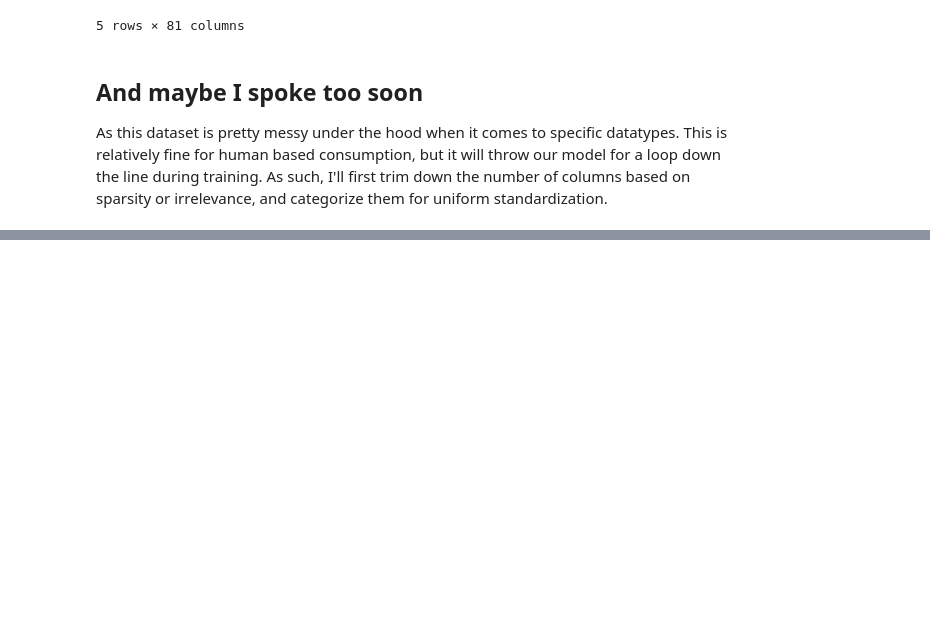
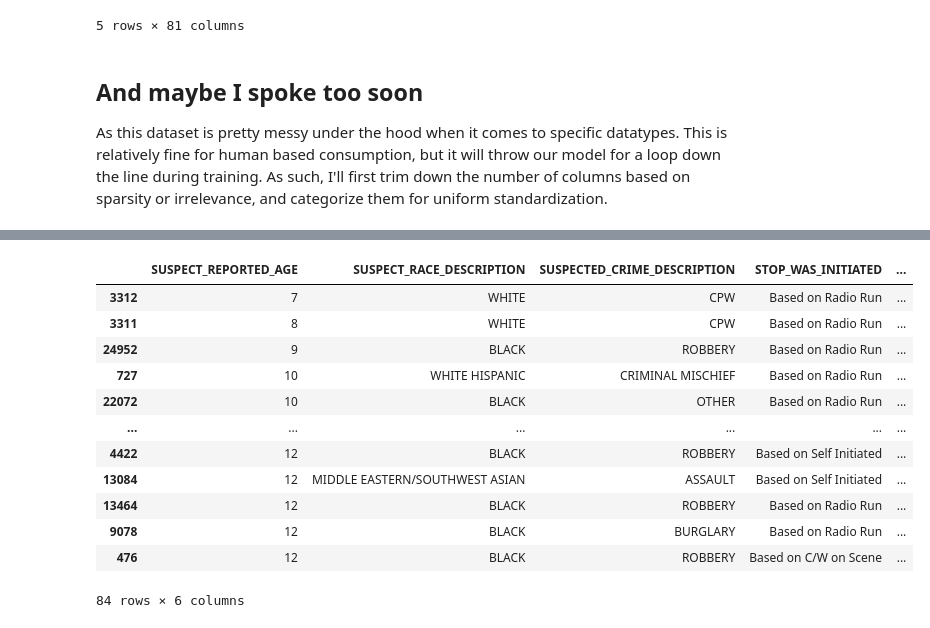
Before and after one commit to gbangban/ml-supervised-kim, a Jupyter notebook: notebook.ipynb, the cells around one changed output, grey strips where cells are left out. Saved outputs shown, nothing was run; the diff lists cells and outputs as text; code cells hidden in the pictures; blank space fills up the shorter version.

Commit message:
IMR: basic analysis on going, added children facing dfs

```diff
--- a/notebook.ipynb
+++ b/notebook.ipynb
@@ -33,5 +25,12 @@ please provide us feedback at https://github.com/pandas-dev/pandas/issues/54466
 # %%
-raw_df = pd.read_csv('./data/sqf-2024.csv')
+null_strings = ['(null)','#N/A', 'NA', '?', '', ' ', '&&', 'nan']
+
+raw_df = pd.read_csv('./data/sqf-2024.csv',dtype={
+        'STOP_FRISK_DATE': 'object',  # Keep as string
+        'STOP_FRISK_TIME': 'object'   # Keep as string
+    },
+    na_values=null_strings,  # Standardize nulls
+    low_memory=False)
 raw_df.head()
 # %% [output]
 |  | STOP_ID | STOP_FRISK_DATE | STOP_FRISK_TIME | YEAR2 | MONTH2 | DAY2 | STOP_WAS_INITIATED | ... |
@@ -173,4 +175,22 @@ Similarly, a few of the boolean/flag fields actually contain three types of valu
 # %%
-cleaned_df['DEMEANOR_OF_PERSON_STOPPED'].value_counts()
-631 / len(cleaned_df)*100, 3112 / len(cleaned_df)*100
+# Given the range of clerical/data entry errors in the dataset,
+#   I wanted to filter out values too far outside the norm to ensure accurate exaluations of children facing cases.
+def is_plausible_child(row):
+    age = row['SUSPECT_REPORTED_AGE']
+    height = row['SUSPECT_HEIGHT']
+
+    if age >= 18:
+        return True
+    # Approximate CDC growth chart percentiles (translates roughly to heights of 92cm-120cm for 6 year olds, 139-210cm)
+    expected_min = 2.5*age + 77  # ~1st percentile
+    expected_max = 6.5*age + 100  # ~99th percentile
+
+    return (height >= expected_min) & (height <= expected_max)
+
+plausible_df = cleaned_df[
+    (cleaned_df.apply(is_plausible_child, axis=1))
+]
+len(plausible_df) / len(cleaned_df)
+print(f'{len(plausible_df) / len(cleaned_df)}% of data remains after validation')
+# 2.5*6 + 77, 2.5*17 + 77, 6.5*6+100, 6.5*17+100
 # %% [output]
@@ -185,0 +245,11 @@ print(sparsity_report.head(20))
+# %%
+# For the children
+child_df = plausible_df[plausible_df['SUSPECT_REPORTED_AGE'] < 18].copy()
+early_df = plausible_df[plausible_df['SUSPECT_REPORTED_AGE'] <= 12].copy()
+early_df['SUSPECT_REPORTED_AGE'].value_counts()
+# early_df['SUSPECT_RACE_DESCRIPTION'].value_counts()
+len(child_df), len(plausible_df), len(child_df) / len(plausible_df)
+# early_df.head()
+# cleaned_df[cleaned_df['SUSPECT_HEIGHT'] < 100]
+# raw_df[raw_df['STOP_ID'] == 288796102]
+# early_df.head()
@@ -185,0 +346,16 @@ print(sparsity_report.head(20))
+# %%
+early_df[['SUSPECT_REPORTED_AGE', 'SUSPECT_RACE_DESCRIPTION', 'SUSPECTED_CRIME_DESCRIPTION', 'STOP_WAS_INITIATED', 'OFFICER_EXPLAINED_STOP_FLAG', 'STOP_LOCATION_BORO_NAME']].sort_values("SUSPECT_REPORTED_AGE", ascending=True)
+# %% [output]
+|  | SUSPECT_REPORTED_AGE | SUSPECT_RACE_DESCRIPTION | SUSPECTED_CRIME_DESCRIPTION | STOP_WAS_INITIATED | ... |
+| 3312 | 7 | WHITE | CPW | Based on Radio Run | ... |
+| 3311 | 8 | WHITE | CPW | Based on Radio Run | ... |
+| 24952 | 9 | BLACK | ROBBERY | Based on Radio Run | ... |
+| 727 | 10 | WHITE HISPANIC | CRIMINAL MISCHIEF | Based on Radio Run | ... |
+| 22072 | 10 | BLACK | OTHER | Based on Radio Run | ... |
+| ... | ... | ... | ... | ... | ... |
+| 4422 | 12 | BLACK | ROBBERY | Based on Self Initiated | ... |
+| 13084 | 12 | MIDDLE EASTERN/SOUTHWEST ASIAN | ASSAULT | Based on Self Initiated | ... |
+| 13464 | 12 | BLACK | ROBBERY | Based on Radio Run | ... |
+| 9078 | 12 | BLACK | BURGLARY | Based on Radio Run | ... |
+| 476 | 12 | BLACK | ROBBERY | Based on C/W on Scene | ... |
+84 rows × 6 columns
```
Also changed, not shown: parts of 13 cells of this notebook.
